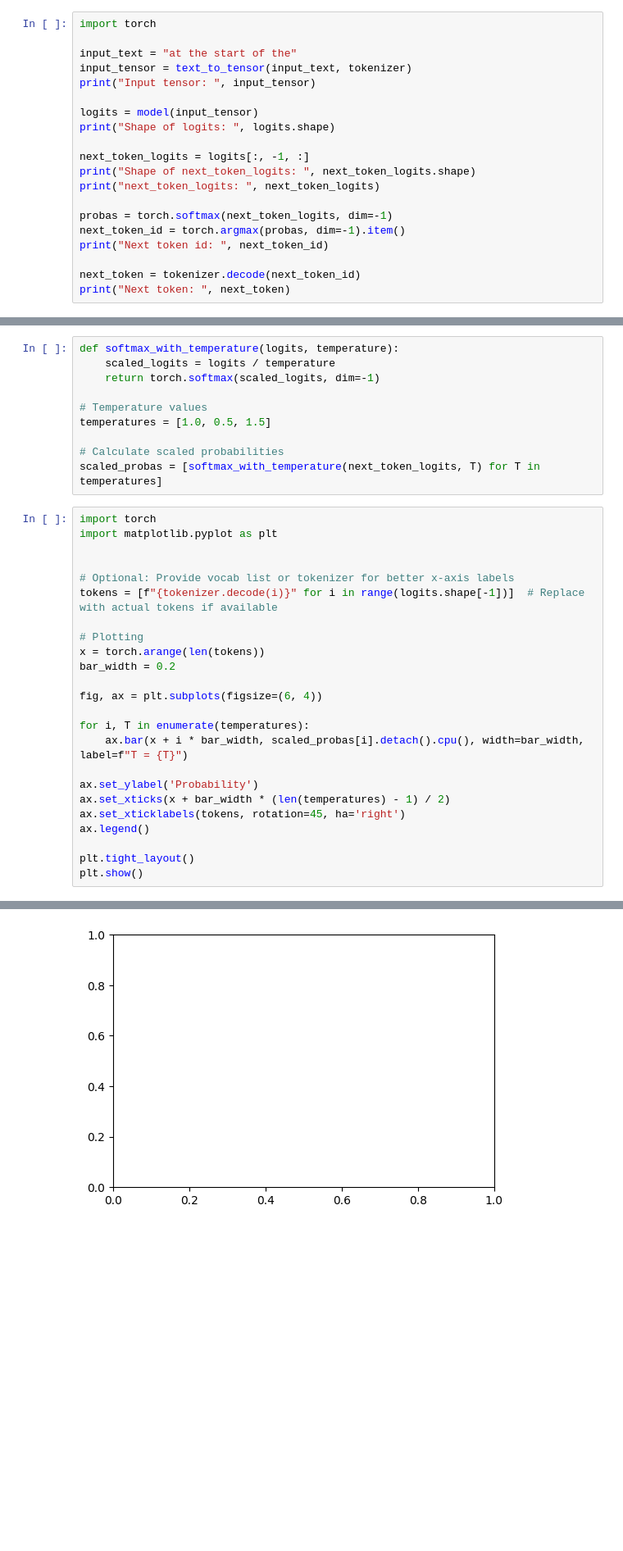
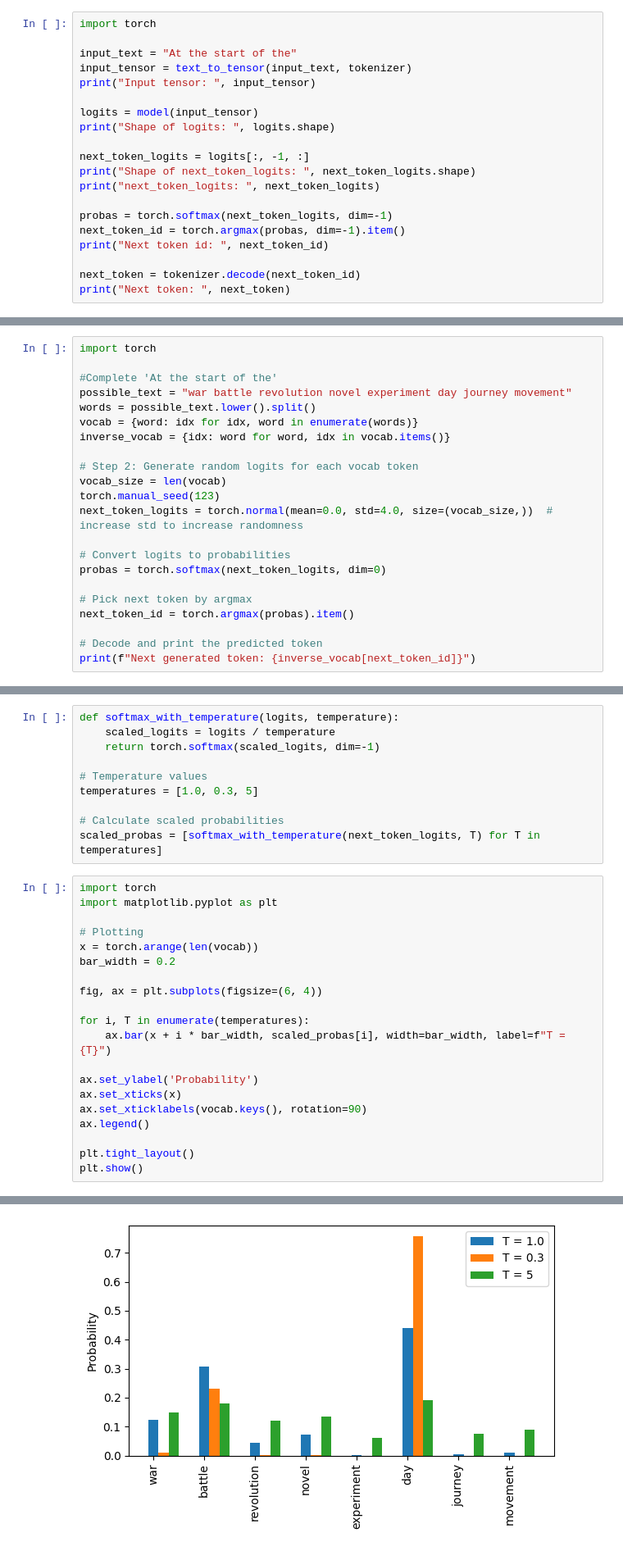
Before and after one commit to weikuo0506/CreateYourOwnLLM, a Jupyter notebook: TrainLLM.ipynb, the cells around one changed output, grey strips where cells are left out. Shown: that part at 82% size. Cells and saved outputs as stored; diff of their text form; blank space fills up the shorter version.

```diff
--- a/TrainLLM.ipynb
+++ b/TrainLLM.ipynb
@@ -404,7 +404,7 @@ Output text:
 # %%
 import torch
 
-input_text = "at the start of the"
+input_text = "At the start of the"
 input_tensor = text_to_tensor(input_text, tokenizer)
 print("Input tensor: ", input_tensor)
 
@@ -464,3 +464,25 @@ print_sampled_tokens(probas)
 4 x  Allies
 3 x  Ottoman
 2 x  Petro
+# %%
+import torch
+
+#Complete 'At the start of the'
+possible_text = "war battle revolution novel experiment day journey movement"
+words = possible_text.lower().split()
+vocab = {word: idx for idx, word in enumerate(words)}
+inverse_vocab = {idx: word for word, idx in vocab.items()}
+
+# Step 2: Generate random logits for each vocab token
+vocab_size = len(vocab)
+torch.manual_seed(123)
+next_token_logits = torch.normal(mean=0.0, std=4.0, size=(vocab_size,))  # increase std to increase randomness
+
+# Convert logits to probabilities
+probas = torch.softmax(next_token_logits, dim=0)
+
+# Pick next token by argmax
+next_token_id = torch.argmax(probas).item()
+
+# Decode and print the predicted token
+print(f"Next generated token: {inverse_vocab[next_token_id]}")
@@ -470,7 +514,7 @@ def softmax_with_temperature(logits, temperature):
     return torch.softmax(scaled_logits, dim=-1)
 
 # Temperature values
-temperatures = [1.0, 0.5, 1.5]
+temperatures = [1.0, 0.3, 5]
 
 # Calculate scaled probabilities
 scaled_probas = [softmax_with_temperature(next_token_logits, T) for T in temperatures]
@@ -478,22 +522,18 @@ scaled_probas = [softmax_with_temperature(next_token_logits, T) for T in tempera
 import torch
 import matplotlib.pyplot as plt
 
-
-# Optional: Provide vocab list or tokenizer for better x-axis labels
-tokens = [f"{tokenizer.decode(i)}" for i in range(logits.shape[-1])]  # Replace with actual tokens if available
-
 # Plotting
-x = torch.arange(len(tokens))
+x = torch.arange(len(vocab))
 bar_width = 0.2
 
 fig, ax = plt.subplots(figsize=(6, 4))
 
 for i, T in enumerate(temperatures):
-    ax.bar(x + i * bar_width, scaled_probas[i].detach().cpu(), width=bar_width, label=f"T = {T}")
+    ax.bar(x + i * bar_width, scaled_probas[i], width=bar_width, label=f"T = {T}")
 
 ax.set_ylabel('Probability')
-ax.set_xticks(x + bar_width * (len(temperatures) - 1) / 2)
-ax.set_xticklabels(tokens, rotation=45, ha='right')
+ax.set_xticks(x)
+ax.set_xticklabels(vocab.keys(), rotation=90)
 ax.legend()
 
 plt.tight_layout()
@@ -503 +542 @@ ValueError: shape mismatch: objects cannot be broadcast to a single shape.  Mism
-[figure, old version]
+[figure, new version]
```
Also changed, not shown: parts of 7 cells of this notebook.
